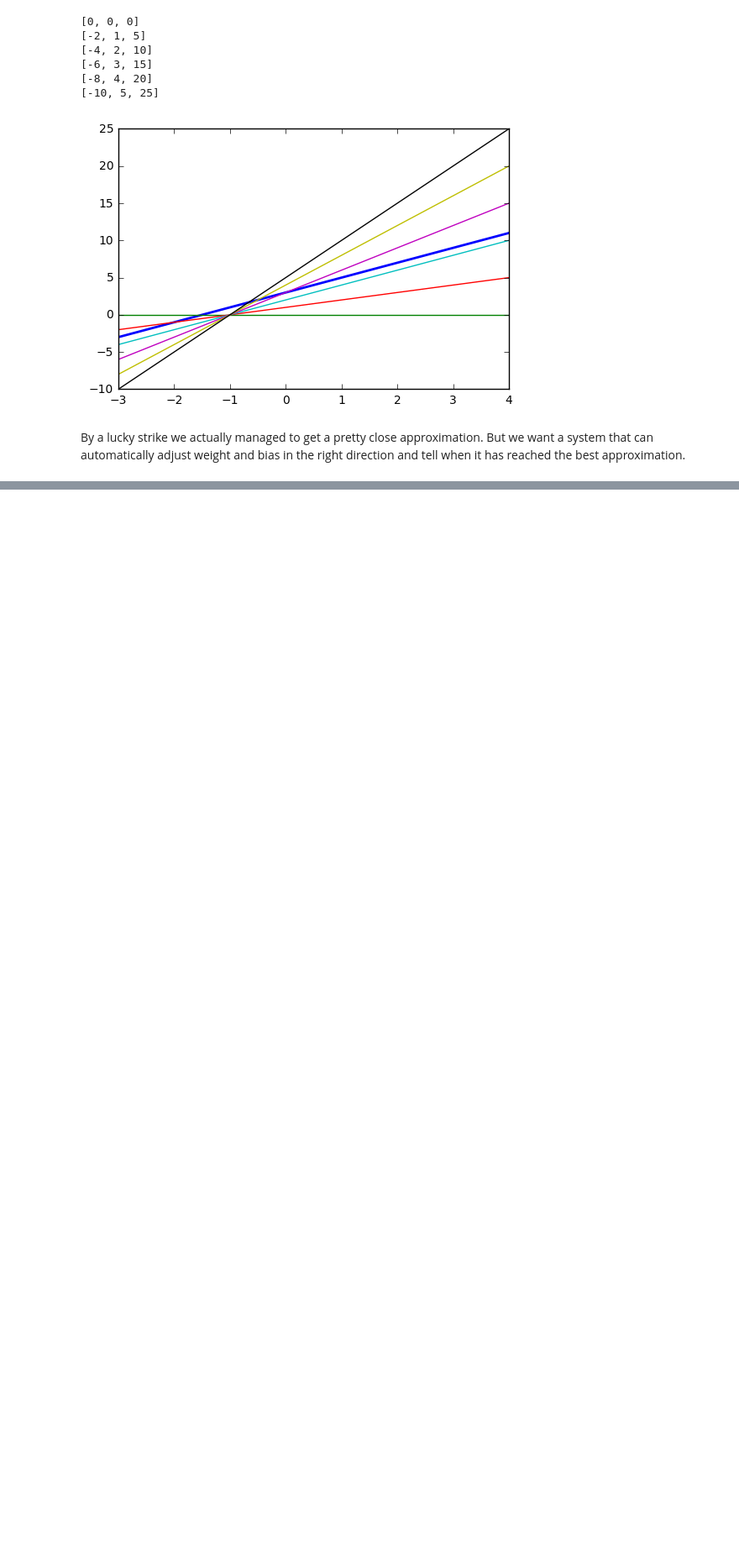
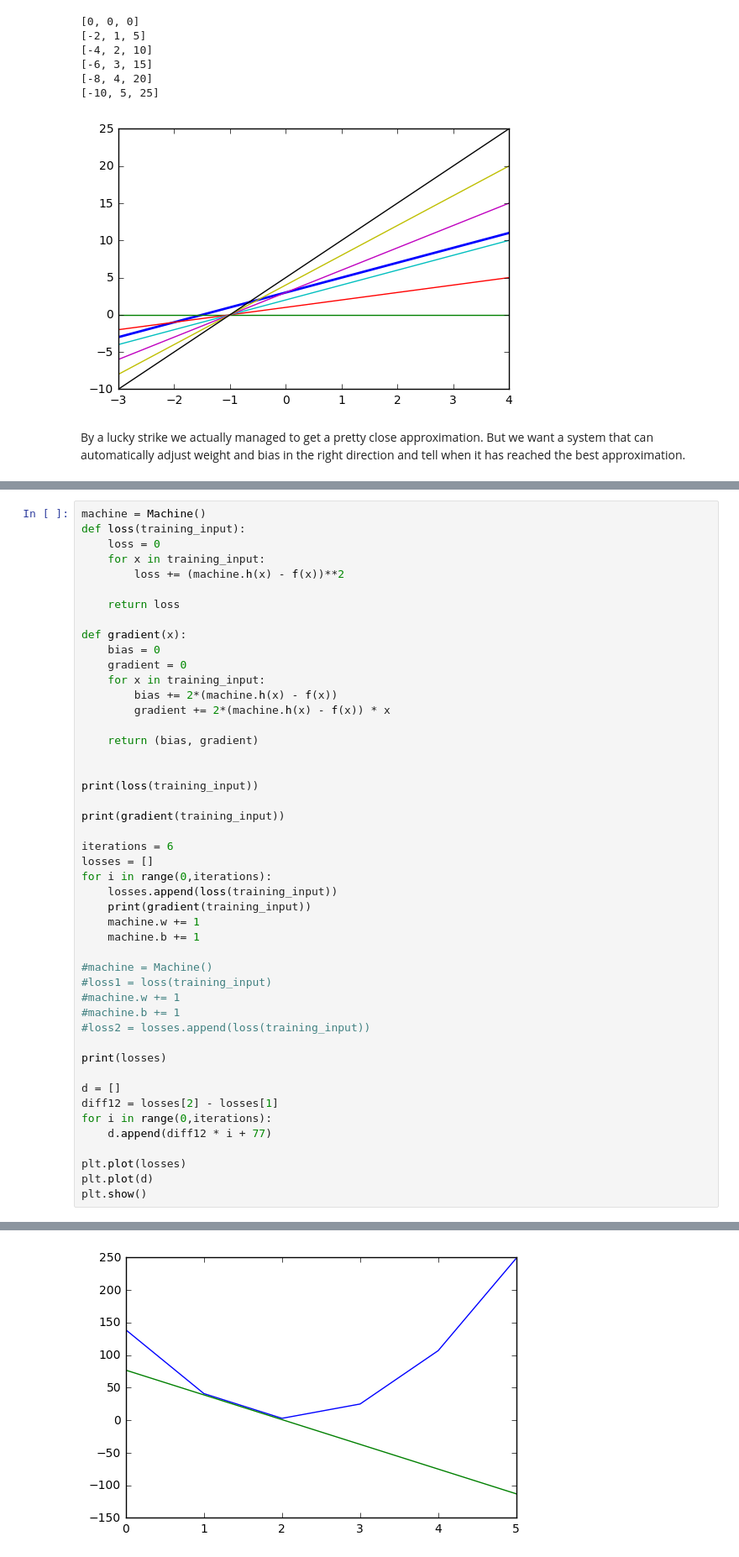
Before and after one commit to jarmop/learning, a Jupyter notebook: machine-learning.ipynb, the cells around one changed output, grey strips where cells are left out. Shown at 84% size. Drawn from its saved outputs; the diff is of its cells as text; blank space fills up the shorter version.

Commit message:
Intro to machine learning: Gradient descent.

```diff
--- a/machine-learning.ipynb
+++ b/machine-learning.ipynb
@@ -102,0 +152,48 @@ By a lucky strike we actually managed to get a pretty close approximation. But w
+# %%
+machine = Machine()
+def loss(training_input):
+    loss = 0
+    for x in training_input:
+        loss += (machine.h(x) - f(x))**2
+
+    return loss
+
+def gradient(x):
+    bias = 0
+    gradient = 0
+    for x in training_input:
+        bias += 2*(machine.h(x) - f(x))
+        gradient += 2*(machine.h(x) - f(x)) * x
+
+    return (bias, gradient)
+
+
+print(loss(training_input))
+
+print(gradient(training_input))
+
+iterations = 6
+losses = []
+for i in range(0,iterations):
+    losses.append(loss(training_input))
+    print(gradient(training_input))
+    machine.w += 1
+    machine.b += 1
+
+#machine = Machine()
+#loss1 = loss(training_input)
+#machine.w += 1
+#machine.b += 1
+#loss2 = losses.append(loss(training_input))
+
+print(losses)
+
+d = []
+diff12 = losses[2] - losses[1]
+for i in range(0,iterations):
+    d.append(diff12 * i + 77)
+
+plt.plot(losses)
+plt.plot(d)
+plt.show()
+# %% [output]
@@ -102,0 +209 @@ By a lucky strike we actually managed to get a pretty close approximation. But w
+[figure, added]
```
Also changed, not shown: parts of 2 cells of this notebook.
